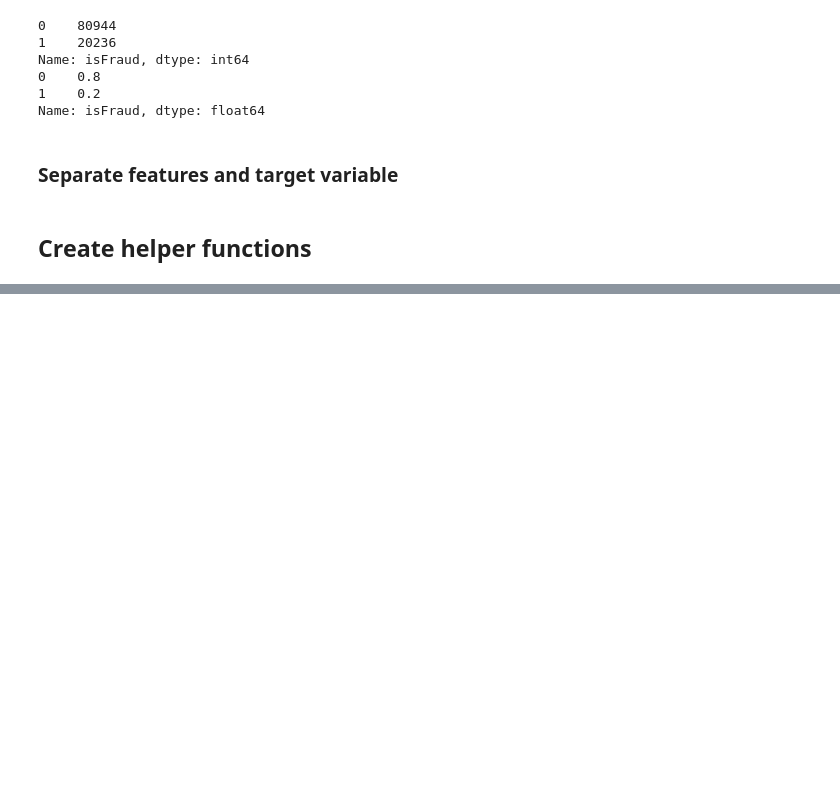
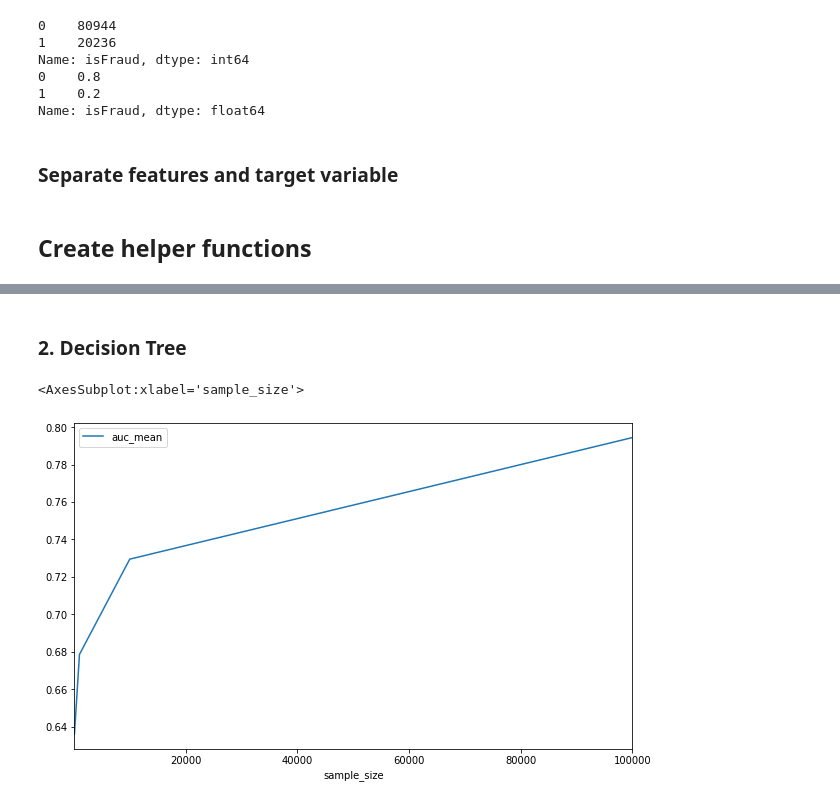
Before and after one commit to felixpeters/ml-economics, a Jupyter notebook: nbs/02_Data_Value.ipynb, the cells around one changed output, grey strips where cells are left out. Drawn from its saved outputs; the diff is of its cells as text; code cells hidden in the pictures; blank space fills up the shorter version.

```diff
--- a/nbs/02_Data_Value.ipynb
+++ b/nbs/02_Data_Value.ipynb
@@ -151,0 +150,4 @@ completed 10 rounds with 100000 training examples
+# %%
+dt = DecisionTreeClassifier()
+# %%
+results_dt = sample_size_experiment(dt, X_train, y_train, X_valid, y_valid, SAMPLE_SIZES)
@@ -175,0 +187,7 @@ completed 10 rounds with 100000 training examples
+# %% [markdown]
+### 2. Decision Tree
+# %%
+results_dt.plot(x='sample_size', y='auc_mean')
+# %% [output]
+<AxesSubplot:xlabel='sample_size'>
+[figure, added]
```
Also changed, not shown: parts of 20 cells of this notebook.
